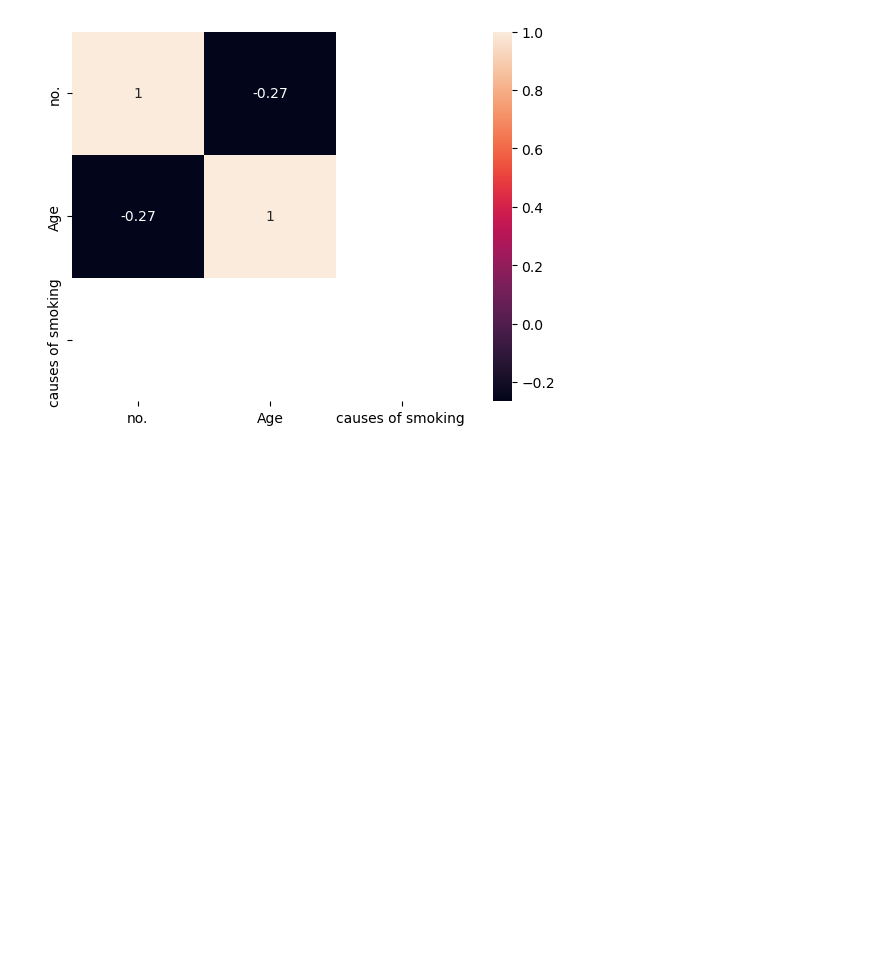
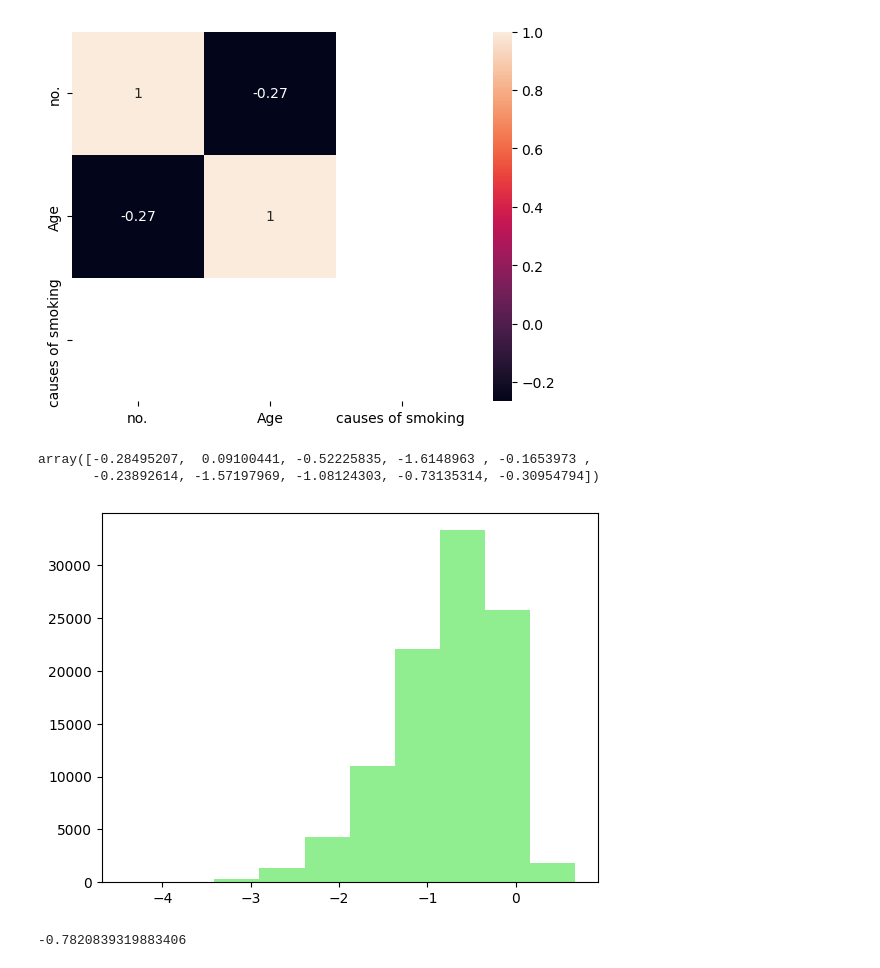
Before and after one commit to Muhamadkamil53/Smoking-Habit, a Jupyter notebook: Smoking.ipynb, the cells around one changed output. Drawn from its saved outputs; the diff is of its cells as text; code cells hidden in the pictures; blank space fills up the shorter version.

```diff
--- a/Smoking.ipynb
+++ b/Smoking.ipynb
@@ -205,0 +213,17 @@ sns.heatmap(corr, annot=True)
+# %%
+x = st.skewnorm.rvs(-5, size=100000)
+# %%
+x[0:10]
+# %% [output]
+array([-0.28495207,  0.09100441, -0.52225835, -1.6148963 , -0.1653973 ,
+       -0.23892614, -1.57197969, -1.08124303, -0.73135314, -0.30954794])
+# %%
+fig, ax = plt.subplots()
+_ = plt.hist(x, color = 'lightgreen')
+# %% [output]
+[figure, added]
+# %%
+xbar = x.mean()
+xbar
+# %% [output]
+-0.7820839319883406
```
Also changed, not shown: parts of 38 cells of this notebook.
